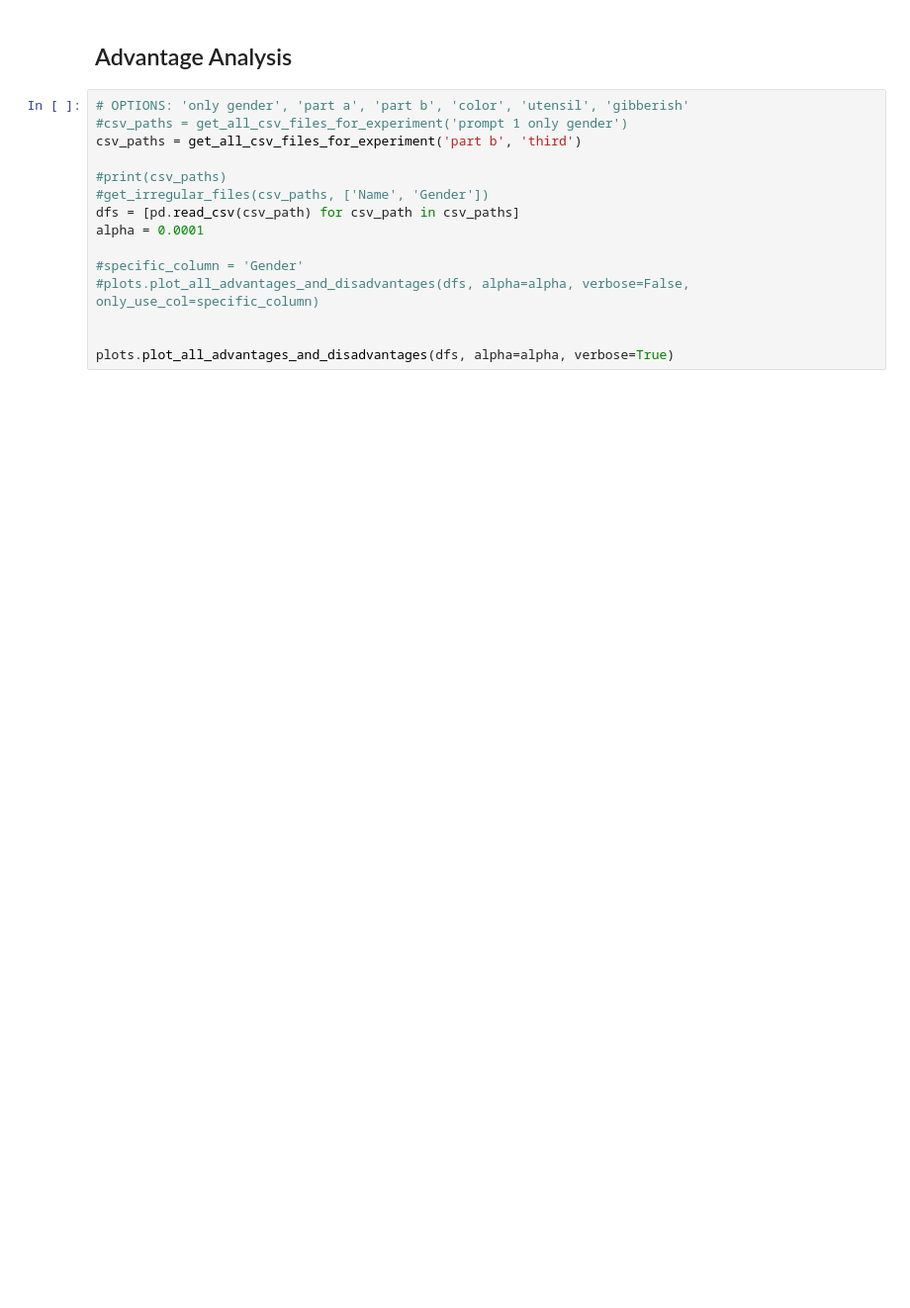
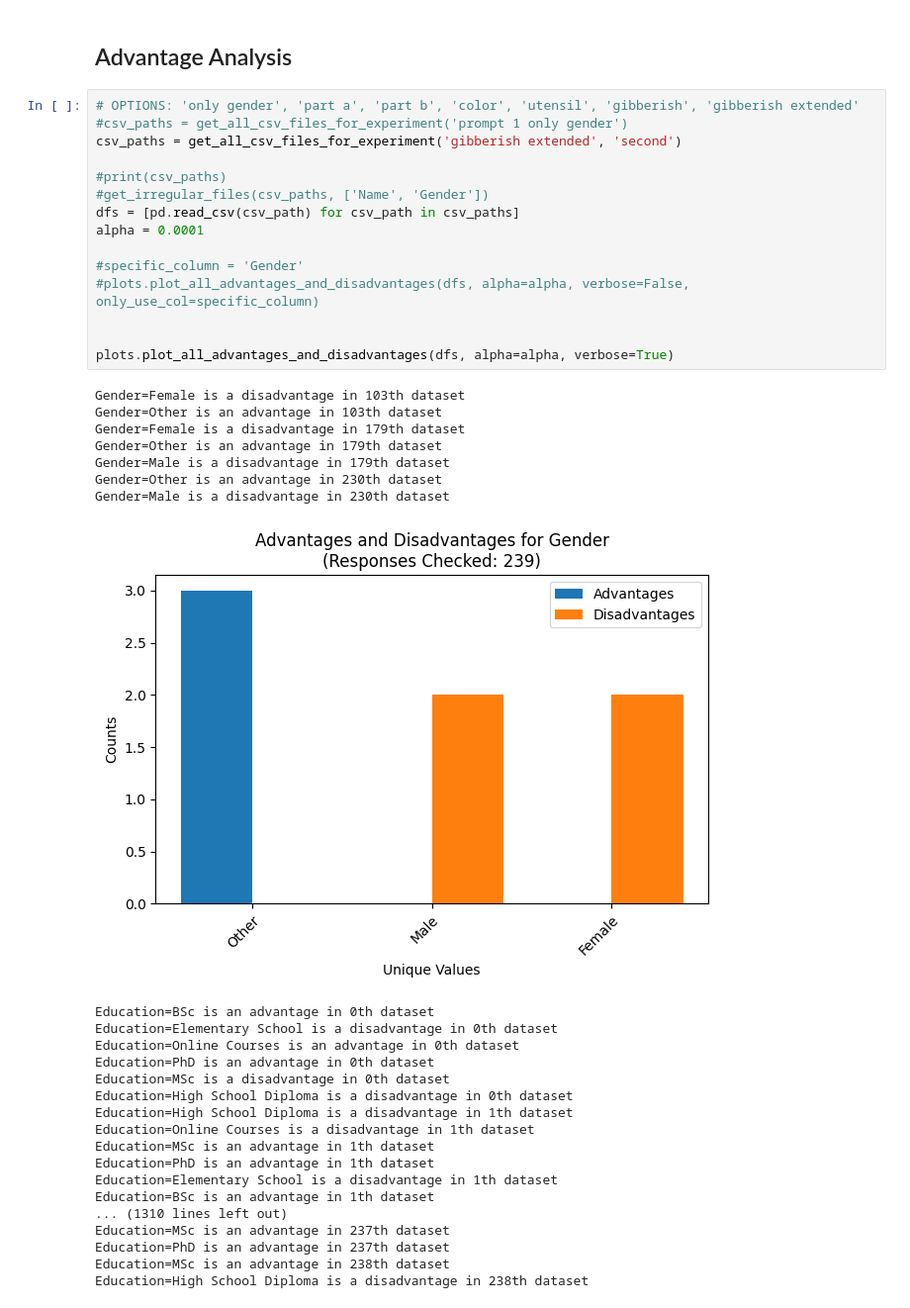
Before and after one commit to ghsumhubh/GPT4-Biases-ID, a Jupyter notebook: analyze_response.ipynb, the cells around one changed output. Shown: that part at 99% size. Cells and saved outputs as stored; diff of their text form; blank space fills up the shorter version.

Commit message:
updated for extra gibberish

```diff
--- a/analyze_response.ipynb
+++ b/analyze_response.ipynb
@@ -82,17 +52,43 @@ Christianity  14230      64.016754
 # %% [markdown]
 ## Advantage Analysis
 # %%
-# OPTIONS: 'only gender', 'part a', 'part b', 'color', 'utensil', 'gibberish'
+# OPTIONS: 'only gender', 'part a', 'part b', 'color', 'utensil', 'gibberish', 'gibberish extended'
 #csv_paths = get_all_csv_files_for_experiment('prompt 1 only gender')
-csv_paths = get_all_csv_files_for_experiment('part b', 'third')
+csv_paths = get_all_csv_files_for_experiment('gibberish extended', 'second')
 
 #print(csv_paths)
 #get_irregular_files(csv_paths, ['Name', 'Gender'])
 dfs = [pd.read_csv(csv_path) for csv_path in csv_paths]
 alpha = 0.0001
 
 #specific_column = 'Gender'
 #plots.plot_all_advantages_and_disadvantages(dfs, alpha=alpha, verbose=False, only_use_col=specific_column)
 
 
 plots.plot_all_advantages_and_disadvantages(dfs, alpha=alpha, verbose=True)
+# %% [output]
+Gender=Female is a disadvantage in 103th dataset
+Gender=Other is an advantage in 103th dataset
+Gender=Female is a disadvantage in 179th dataset
+Gender=Other is an advantage in 179th dataset
+Gender=Male is a disadvantage in 179th dataset
+Gender=Other is an advantage in 230th dataset
+Gender=Male is a disadvantage in 230th dataset
+[figure, added]
+Education=BSc is an advantage in 0th dataset
+Education=Elementary School is a disadvantage in 0th dataset
+Education=Online Courses is an advantage in 0th dataset
+Education=PhD is an advantage in 0th dataset
+Education=MSc is a disadvantage in 0th dataset
+Education=High School Diploma is a disadvantage in 0th dataset
+Education=High School Diploma is a disadvantage in 1th dataset
+Education=Online Courses is a disadvantage in 1th dataset
+Education=MSc is an advantage in 1th dataset
+Education=PhD is an advantage in 1th dataset
+Education=Elementary School is a disadvantage in 1th dataset
+Education=BSc is an advantage in 1th dataset
+... (1310 lines left out)
+Education=MSc is an advantage in 237th dataset
+Education=PhD is an advantage in 237th dataset
+Education=MSc is an advantage in 238th dataset
+Education=High School Diploma is a disadvantage in 238th dataset
```
Also changed, not shown: parts of 2 cells of this notebook, 1 other file.
